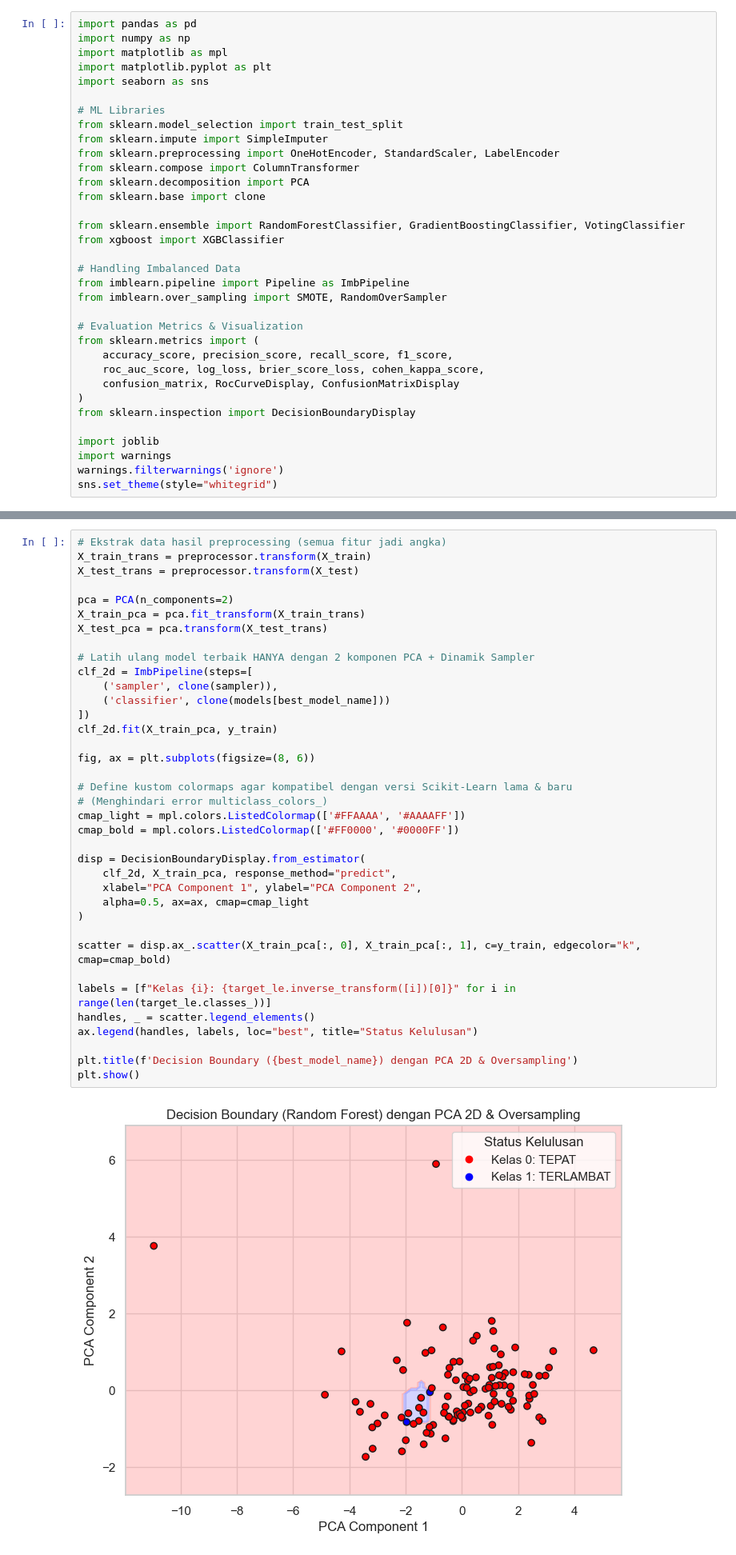
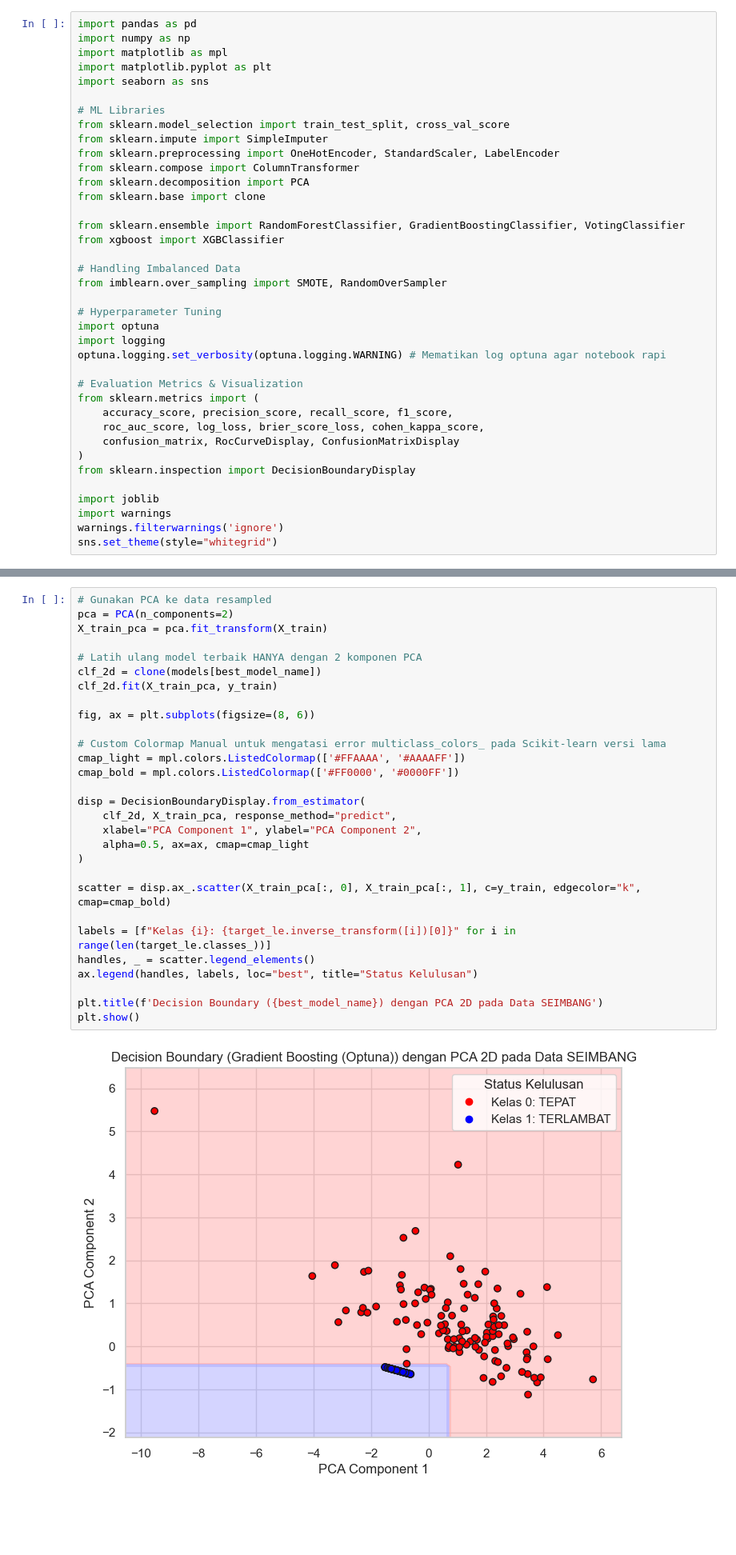
Before and after one commit to Bagus2510/gradtracker-mleng, a Jupyter notebook: model_kelulusan.ipynb, the cells around one changed output, grey strips where cells are left out. Shown at 80% size. Cells and saved outputs as stored; diff of their text form; blank space fills up the shorter version.

Commit message:
feat: integrate Optuna for automated hyperparameter tuning and refine SMOTE data balancing documentation

```diff
--- a/model_kelulusan.ipynb
+++ b/model_kelulusan.ipynb
@@ -26,7 +36,7 @@ import matplotlib.pyplot as plt
 import seaborn as sns
 
 # ML Libraries
-from sklearn.model_selection import train_test_split
+from sklearn.model_selection import train_test_split, cross_val_score
 from sklearn.impute import SimpleImputer
 from sklearn.preprocessing import OneHotEncoder, StandardScaler, LabelEncoder
 from sklearn.compose import ColumnTransformer
@@ -37,8 +47,12 @@ from sklearn.ensemble import RandomForestClassifier, GradientBoostingClassifier,
 from xgboost import XGBClassifier
 
 # Handling Imbalanced Data
-from imblearn.pipeline import Pipeline as ImbPipeline
 from imblearn.over_sampling import SMOTE, RandomOverSampler
+
+# Hyperparameter Tuning
+import optuna
+import logging
+optuna.logging.set_verbosity(optuna.logging.WARNING) # Mematikan log optuna agar notebook rapi
 
 # Evaluation Metrics & Visualization
 from sklearn.metrics import (
@@ -373,41 +421,33 @@ Karena data kita memiliki banyak dimensi (banyak kolom), kita gunakan **PCA (Pri
 # %%
-# Ekstrak data hasil preprocessing (semua fitur jadi angka)
-X_train_trans = preprocessor.transform(X_train)
-X_test_trans = preprocessor.transform(X_test)
+# Gunakan PCA ke data resampled
+pca = PCA(n_components=2)
+X_train_pca = pca.fit_transform(X_train)
 
-pca = PCA(n_components=2)
-X_train_pca = pca.fit_transform(X_train_trans)
-X_test_pca = pca.transform(X_test_trans)
-
-# Latih ulang model terbaik HANYA dengan 2 komponen PCA + Dinamik Sampler
-clf_2d = ImbPipeline(steps=[
-    ('sampler', clone(sampler)),
-    ('classifier', clone(models[best_model_name]))
-])
+# Latih ulang model terbaik HANYA dengan 2 komponen PCA
+clf_2d = clone(models[best_model_name])
 clf_2d.fit(X_train_pca, y_train)
 
 fig, ax = plt.subplots(figsize=(8, 6))
 
-# Define kustom colormaps agar kompatibel dengan versi Scikit-Learn lama & baru
-# (Menghindari error multiclass_colors_)
+# Custom Colormap Manual untuk mengatasi error multiclass_colors_ pada Scikit-learn versi lama
 cmap_light = mpl.colors.ListedColormap(['#FFAAAA', '#AAAAFF'])
 cmap_bold = mpl.colors.ListedColormap(['#FF0000', '#0000FF'])
 
 disp = DecisionBoundaryDisplay.from_estimator(
     clf_2d, X_train_pca, response_method="predict",
     xlabel="PCA Component 1", ylabel="PCA Component 2",
     alpha=0.5, ax=ax, cmap=cmap_light
 )
 
 scatter = disp.ax_.scatter(X_train_pca[:, 0], X_train_pca[:, 1], c=y_train, edgecolor="k", cmap=cmap_bold)
 
 labels = [f"Kelas {i}: {target_le.inverse_transform([i])[0]}" for i in range(len(target_le.classes_))]
 handles, _ = scatter.legend_elements()
 ax.legend(handles, labels, loc="best", title="Status Kelulusan")
 
-plt.title(f'Decision Boundary ({best_model_name}) dengan PCA 2D & Oversampling')
+plt.title(f'Decision Boundary ({best_model_name}) dengan PCA 2D pada Data SEIMBANG')
 plt.show()
 # %% [output]
-[figure, old version]
+[figure, new version]
 # %% [markdown]
 ### C. Cek Feature Importance
```
Also changed, not shown: parts of 28 cells of this notebook, 1 other file.
